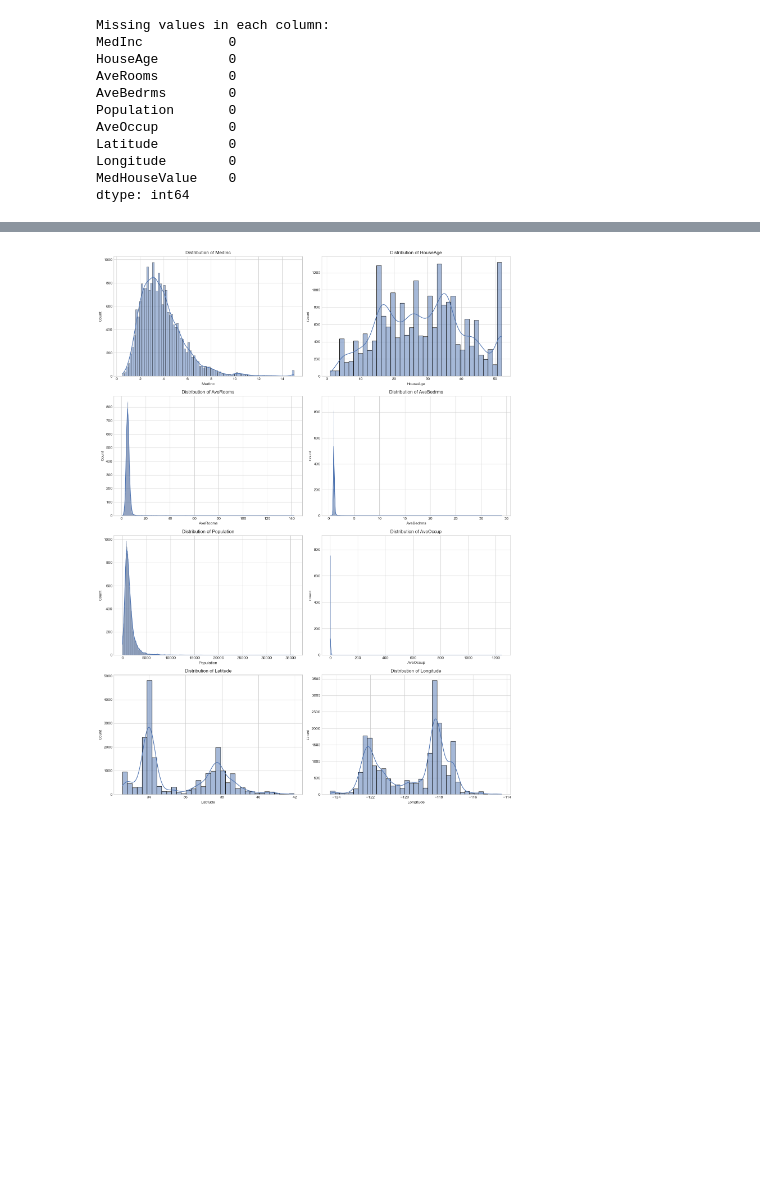
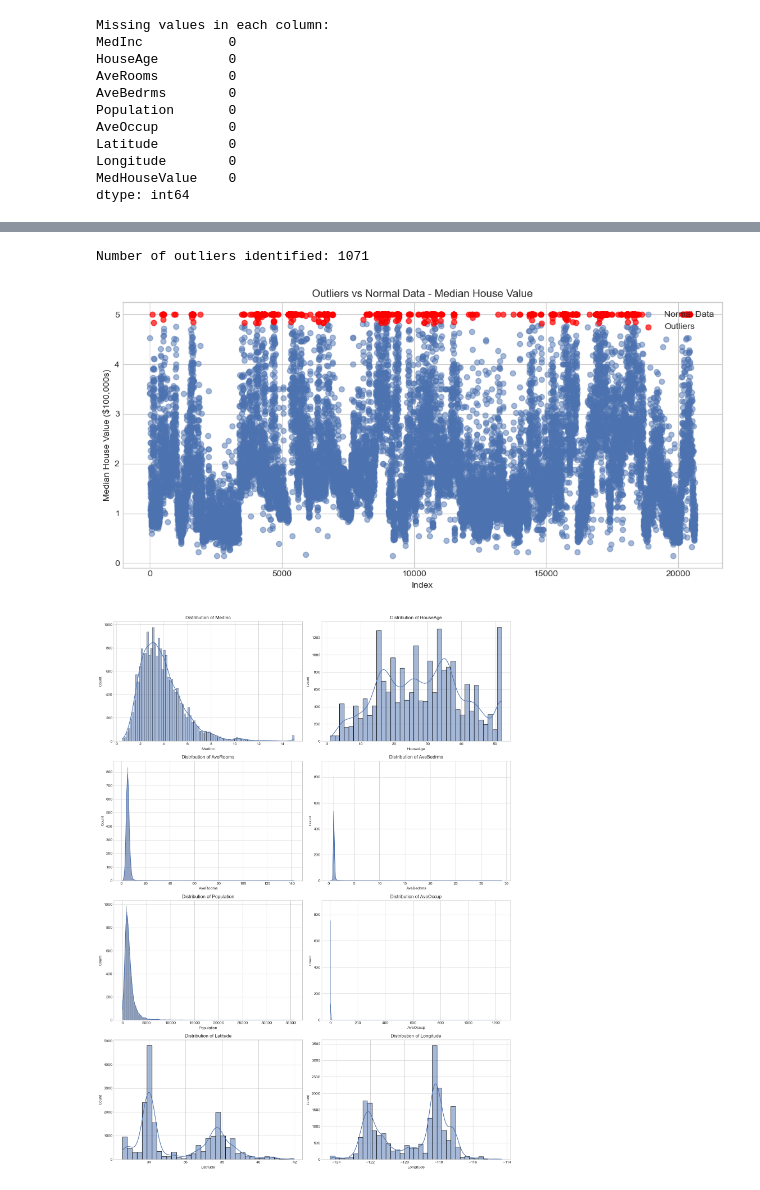
Before and after one commit to gabifgv/mba_fgv_analytics_ia, a Jupyter notebook: 2. Tecnicas Supervisionadas de ML/Aula 3/LinearRegression_Project.ipynb, the cells around one changed output, grey strips where cells are left out. Saved outputs shown, nothing was run; the diff lists cells and outputs as text; code cells hidden in the pictures; blank space fills up the shorter version.

```diff
--- a/2. Tecnicas Supervisionadas de ML/Aula 3/LinearRegression_Project.ipynb
+++ b/2. Tecnicas Supervisionadas de ML/Aula 3/LinearRegression_Project.ipynb
@@ -211,3 +214,71 @@ Number of outliers identified: 1071
+# %%
+# Identify and handle outliers (optional step based on boxplot observation)
+Q1 = df['MedHouseValue'].quantile(0.25)
+Q3 = df['MedHouseValue'].quantile(0.75)
+IQR = Q3 - Q1
+
+
+# Define outlier bounds
+lower_bound = Q1 - 1.5 * IQR
+upper_bound = Q3 + 1.5 * IQR
+
+# Identify outliers
+outliers = df[(df['MedHouseValue'] < lower_bound) | (df['MedHouseValue'] > upper_bound)]
+print(f"Number of outliers identified: {len(outliers)}")
+
+# Remove outliers if necessary
+# Uncomment the line below to remove outliers
+# df = df[(df['MedHouseValue'] >= lower_bound) & (df['MedHouseValue'] <= upper_bound)]
+# print(f"Shape after removing outliers: {df.shape}")
+
+
+
+
+# INSTRUCTION:
+# Outlier handling is a critical step in preparing data for linear regression:
+# 1. First, identify outliers using statistical methods like the IQR method shown above
+# 2. Before removing outliers, investigate WHY they exist:
+#    - Are they data entry errors? If so, they should be removed or corrected
+#    - Are they legitimate but extreme values? If so, consider:
+#      a) Removing them if they unduly influence the model and aren't representative
+#      b) Keeping them if they represent important but rare cases in your domain
+#      c) Transforming the variable (e.g., log transformation) to reduce their impact
+# 3. Visualize your data before and after outlier removal to understand the impact
+# 4. Consider how outlier removal affects your sample size and representation
+# 5. In a business context, extreme housing prices might represent luxury properties
+#    or special cases that could be important for certain market segments
+# 6. Document and justify your decision about outlier treatment as it will
+#    affect all downstream analysis and model performance
+#
+# Attention: threating outliers is very important as linear regression is very
+#            sensitive to them.
+#            After threating the outliers, check how every plot and relationships
+#            between the variables change.
+# %% [output]
+Number of outliers identified: 1071
+# %%
+plt.figure(figsize=(10, 5))
+
+# Plot dos dados normais
+non_outliers = df[(df['MedHouseValue'] >= lower_bound) & (df['MedHouseValue'] <= upper_bound)]
+plt.scatter(non_outliers.index, non_outliers['MedHouseValue'], label='Normal Data', alpha=0.5)
+
+# Plot dos outliers
+plt.scatter(outliers.index, outliers['MedHouseValue'], color='red', label='Outliers', alpha=0.7)
+
+plt.title('Outliers vs Normal Data - Median House Value')
+plt.xlabel('Index')
+plt.ylabel('Median House Value ($100,000s)')
+plt.legend()
+plt.tight_layout()
+plt.show()
+# Output: Você terá um gráfico de dispersão mostrando os dados normais e os outliers, permitindo visualizar a diferença entre eles. Os outliers serão destacados em vermelho.
+# INSTRUCTION:
+# 1. Visualize the data with and without outliers to understand their impact
+# 2. Consider the implications of outliers in your analysis and modeling
+# 3. Document your findings and decisions regarding outlier treatment
+# %% [output]
+[figure, added]
 # %%
 # Explore feature distributions
 fig, axes = plt.subplots(4, 2, figsize=(15, 20))
```
Also changed, not shown: parts of 7 cells of this notebook.
